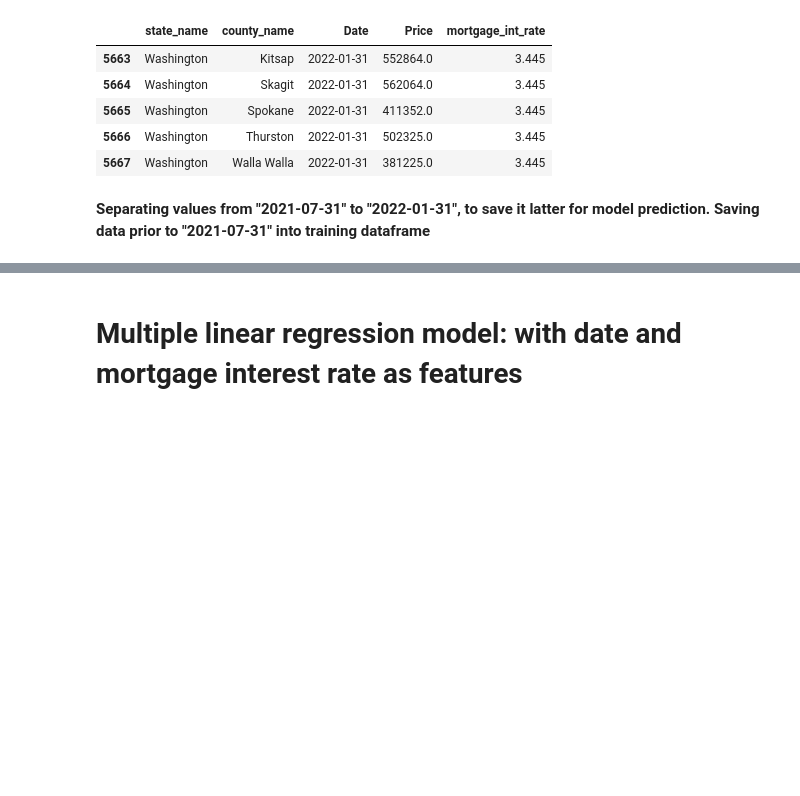
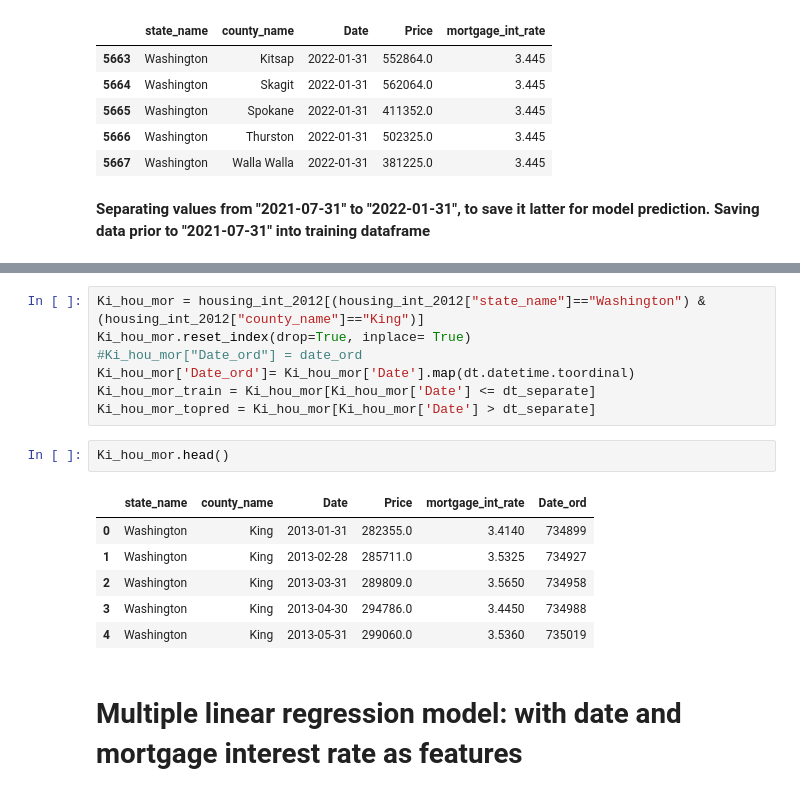
Before and after one commit to Paroo2422/COVID-19-impact-on-Housing-Market, a Jupyter notebook: Notebooks/Preprocessing, Training and Modelling.ipynb, the cells around one changed output, grey strips where cells are left out. Saved outputs shown, nothing was run; the diff lists cells and outputs as text; blank space fills up the shorter version.

```diff
--- a/Notebooks/Preprocessing, Training and Modelling.ipynb
+++ b/Notebooks/Preprocessing, Training and Modelling.ipynb
@@ -75,3 +92,19 @@ Ki_hou_mor_topred = housing_int_2012[(housing_int_2012["state_name"]=="Washingto
+# %%
+Ki_hou_mor = housing_int_2012[(housing_int_2012["state_name"]=="Washington") & (housing_int_2012["county_name"]=="King")]
+Ki_hou_mor.reset_index(drop=True, inplace= True)
+#Ki_hou_mor["Date_ord"] = date_ord
+Ki_hou_mor['Date_ord']= Ki_hou_mor['Date'].map(dt.datetime.toordinal)
+Ki_hou_mor_train = Ki_hou_mor[Ki_hou_mor['Date'] <= dt_separate]
+Ki_hou_mor_topred = Ki_hou_mor[Ki_hou_mor['Date'] > dt_separate]
+# %%
+Ki_hou_mor.head()
+# %% [output]
+|  | state_name | county_name | Date | Price | mortgage_int_rate | Date_ord |
+| 0 | Washington | King | 2013-01-31 | 282355.0 | 3.4140 | 734899 |
+| 1 | Washington | King | 2013-02-28 | 285711.0 | 3.5325 | 734927 |
+| 2 | Washington | King | 2013-03-31 | 289809.0 | 3.5650 | 734958 |
+| 3 | Washington | King | 2013-04-30 | 294786.0 | 3.4450 | 734988 |
+| 4 | Washington | King | 2013-05-31 | 299060.0 | 3.5360 | 735019 |
 # %% [markdown]
 # Multiple linear regression model: with date and mortgage interest rate as features
 # %%
```
Also changed, not shown: parts of 46 cells of this notebook.
